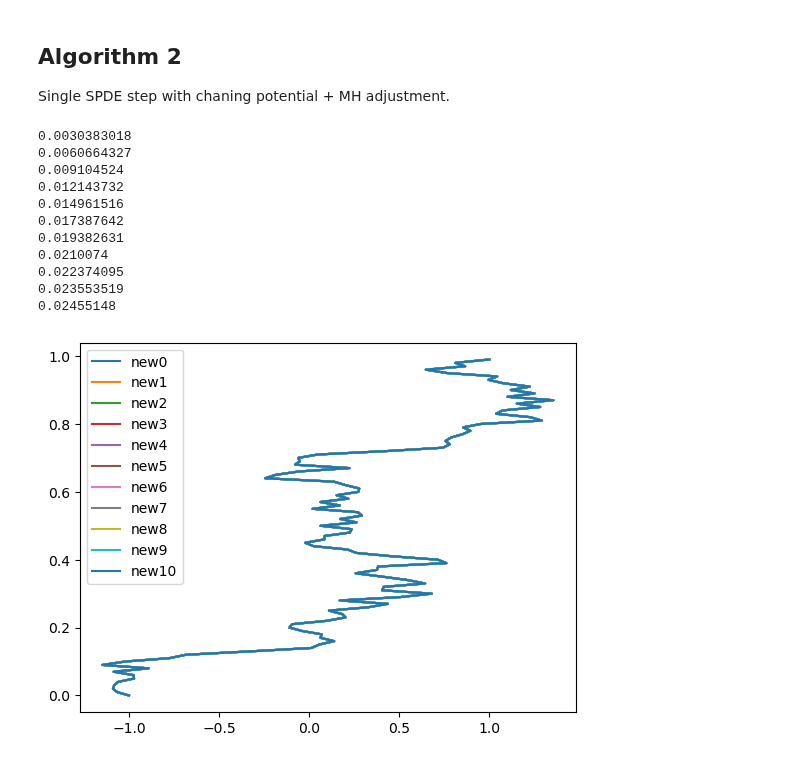
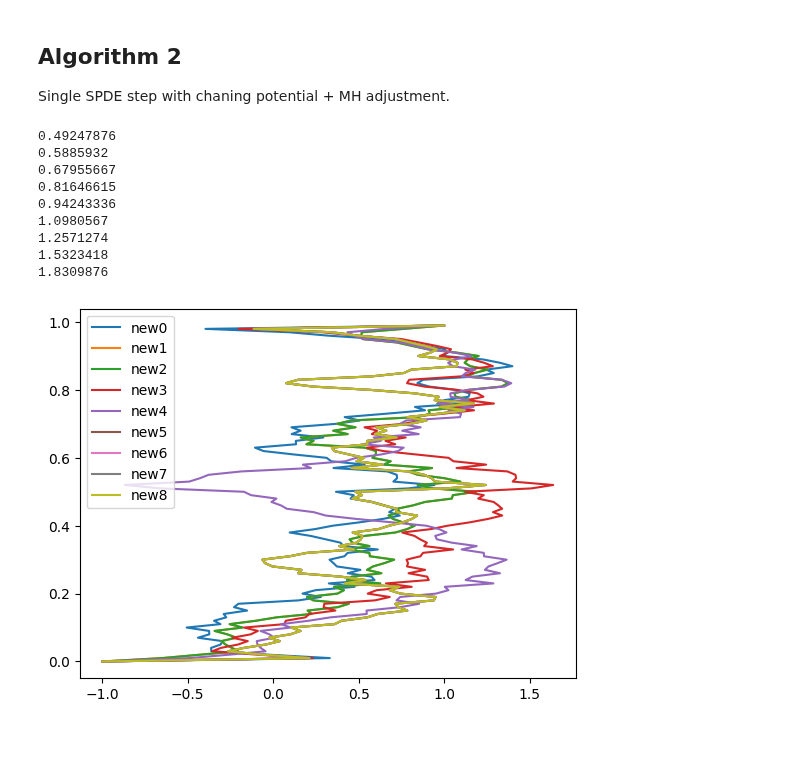
Before and after one commit to reubenharry/path_sampling, a Jupyter notebook: notebooks/notebook_3.ipynb, the cells around one changed output. Drawn from its saved outputs; the diff is of its cells as text; code cells hidden in the pictures.

```diff
--- a/notebooks/notebook_3.ipynb
+++ b/notebooks/notebook_3.ipynb
@@ -179,44 +179,42 @@ xts, times = jax.pmap(lambda key:sample_sde(
 
 
 A = 0
 Z_ratio = 0
-schedule = np.linspace(0,1,11)
+schedule = np.linspace(0,1,9)
 
 for i,s in enumerate(schedule):
 
     xts, A = jax.pmap(lambda k, path: refine_spde(
         xts=path,
         V=make_double_well_potential(v=5.0),
         s=s,
-        ds=1e-4,   # stepsize for SPDE
+        ds=1e-2,   # stepsize for SPDE
         A=A,
         key=key,
         hyperparams=hyperparams,
         mh=True,
         prior='brownian',
         num_steps=1,   # 1 step only
     ))(jax.random.split(jax.random.key(0), ensemble_size), xts)
 
     plt.plot(xts[0], times[0], label=f'new{i}')
 
     plt.legend()
 
     # is this correct?
     A = (jnp.mean(A))
     Z_ratio += jnp.exp(A)
     print(A)
 
 Z_ratio = Z_ratio/len(schedule)
 # %% [output]
-0.0030383018
-0.0060664327
-0.009104524
-0.012143732
-0.014961516
-0.017387642
-0.019382631
-0.0210074
-0.022374095
-0.023553519
-0.02455148
+0.49247876
+0.5885932
+0.67955667
+0.81646615
+0.94243336
+1.0980567
+1.2571274
+1.5323418
+1.8309876
-[figure, old version]
+[figure, new version]
```
Also changed, not shown: parts of 1 cell of this notebook.
